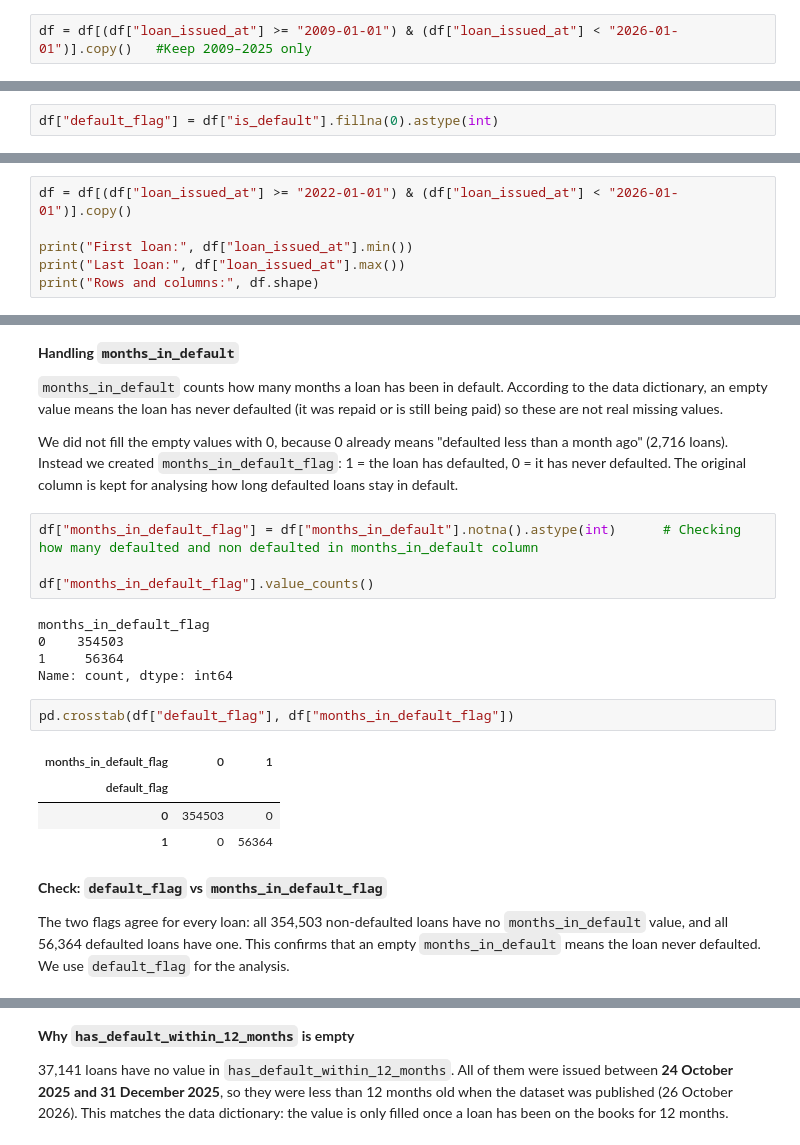
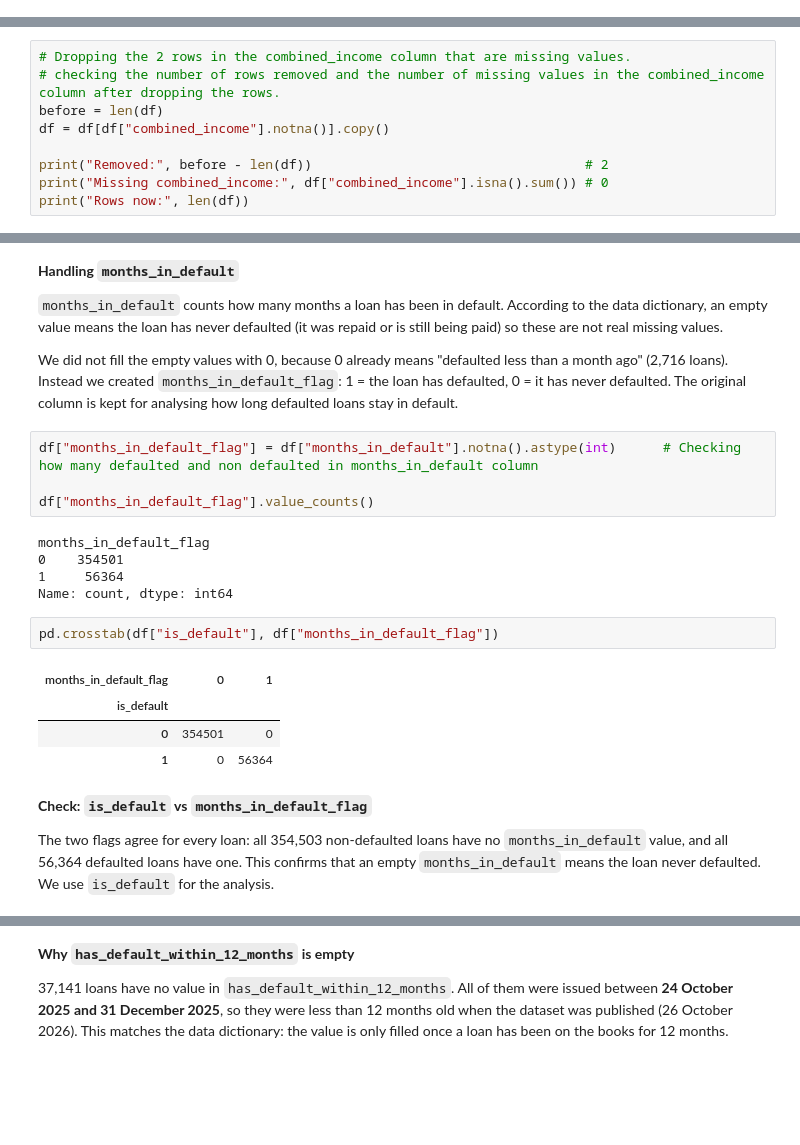
Before and after one commit to chinmang3-ui/Capstone-Bondora-Project, a Jupyter notebook: Cleaning_and_Analyzing/analysis.ipynb, the cells around one changed output, grey strips where cells are left out. Saved outputs shown, nothing was run; the diff lists cells and outputs as text; blank space fills up the shorter version.

```diff
--- a/Cleaning_and_Analyzing/analysis.ipynb
+++ b/Cleaning_and_Analyzing/analysis.ipynb
@@ -72,5 +72,3 @@ loan_issued_at
 2025    182056
 2026    150976
 Name: count, dtype: int64
-# %%
-df = df[(df["loan_issued_at"] >= "2009-01-01") & (df["loan_issued_at"] < "2026-01-01")].copy()   #Keep 2009–2025 only
@@ -88,0 +160,9 @@ Last loan: 2025-12-31 23:26:15.567000
+# %%
+# Dropping the 2 rows in the combined_income column that are missing values.
+# checking the number of rows removed and the number of missing values in the combined_income column after dropping the rows.
+before = len(df)
+df = df[df["combined_income"].notna()].copy()
+
+print("Removed:", before - len(df))                                   # 2
+print("Missing combined_income:", df["combined_income"].isna().sum()) # 0
+print("Rows now:", len(df))
@@ -238,2 +315,0 @@ df[df["is_default"].isna()]    # Comparing is_Default column related to others c
-# %%
-df["default_flag"] = df["is_default"].fillna(0).astype(int)
@@ -355,6 +315,0 @@ pd.crosstab(df["combined_income"].isna(), df["customer_risk_rating"].isna())
-# %%
-df = df[(df["loan_issued_at"] >= "2022-01-01") & (df["loan_issued_at"] < "2026-01-01")].copy()
-
-print("First loan:", df["loan_issued_at"].min())
-print("Last loan:", df["loan_issued_at"].max())
-print("Rows and columns:", df.shape)
@@ -445,20 +349,20 @@ df["months_in_default_flag"] = df["months_in_default"].notna().astype(int)
 df["months_in_default_flag"].value_counts()
 # %% [output]
 months_in_default_flag
-0    354503
+0    354501
 1     56364
 Name: count, dtype: int64
 # %%
-pd.crosstab(df["default_flag"], df["months_in_default_flag"])
+pd.crosstab(df["is_default"], df["months_in_default_flag"])
 # %% [output]
 | months_in_default_flag | 0 | 1 |
-| default_flag |  |  |
-| 0 | 354503 | 0 |
+| is_default |  |  |
+| 0 | 354501 | 0 |
 | 1 | 0 | 56364 |
 # %% [markdown]
-**Check: `default_flag` vs `months_in_default_flag`**
+**Check: `is_default` vs `months_in_default_flag`**
 
-The two flags agree for every loan: all 354,503 non-defaulted loans have no `months_in_default` value, and all 56,364 defaulted loans have one. This confirms that an empty `months_in_default` means the loan never defaulted. We use `default_flag` for the analysis.
+The two flags agree for every loan: all 354,503 non-defaulted loans have no `months_in_default` value, and all 56,364 defaulted loans have one. This confirms that an empty `months_in_default` means the loan never defaulted. We use `is_default` for the analysis.
 # %%
 missing_12m = df[df["has_default_within_12_months"].isna()]
 
```
Also changed, not shown: parts of 77 cells of this notebook.
